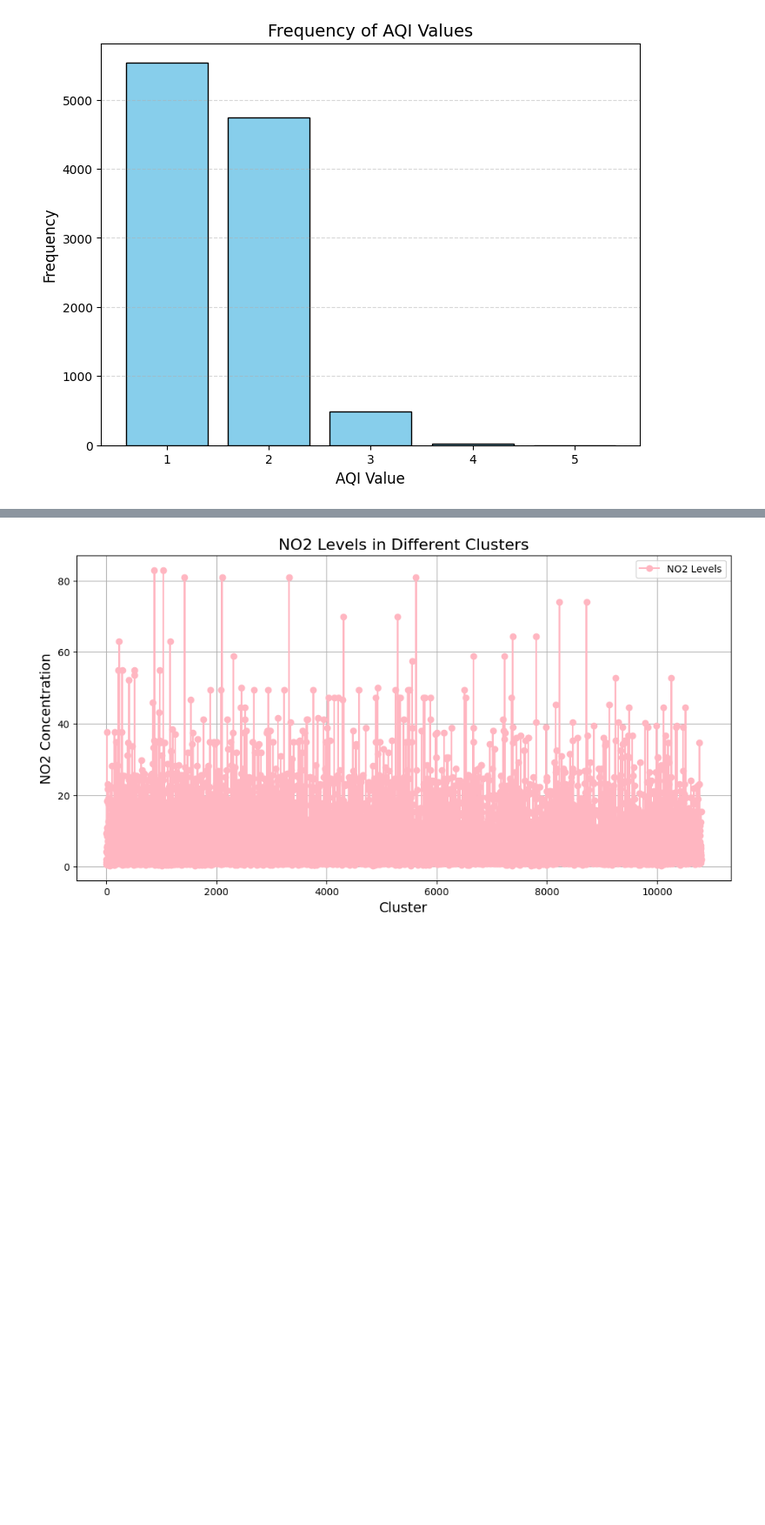
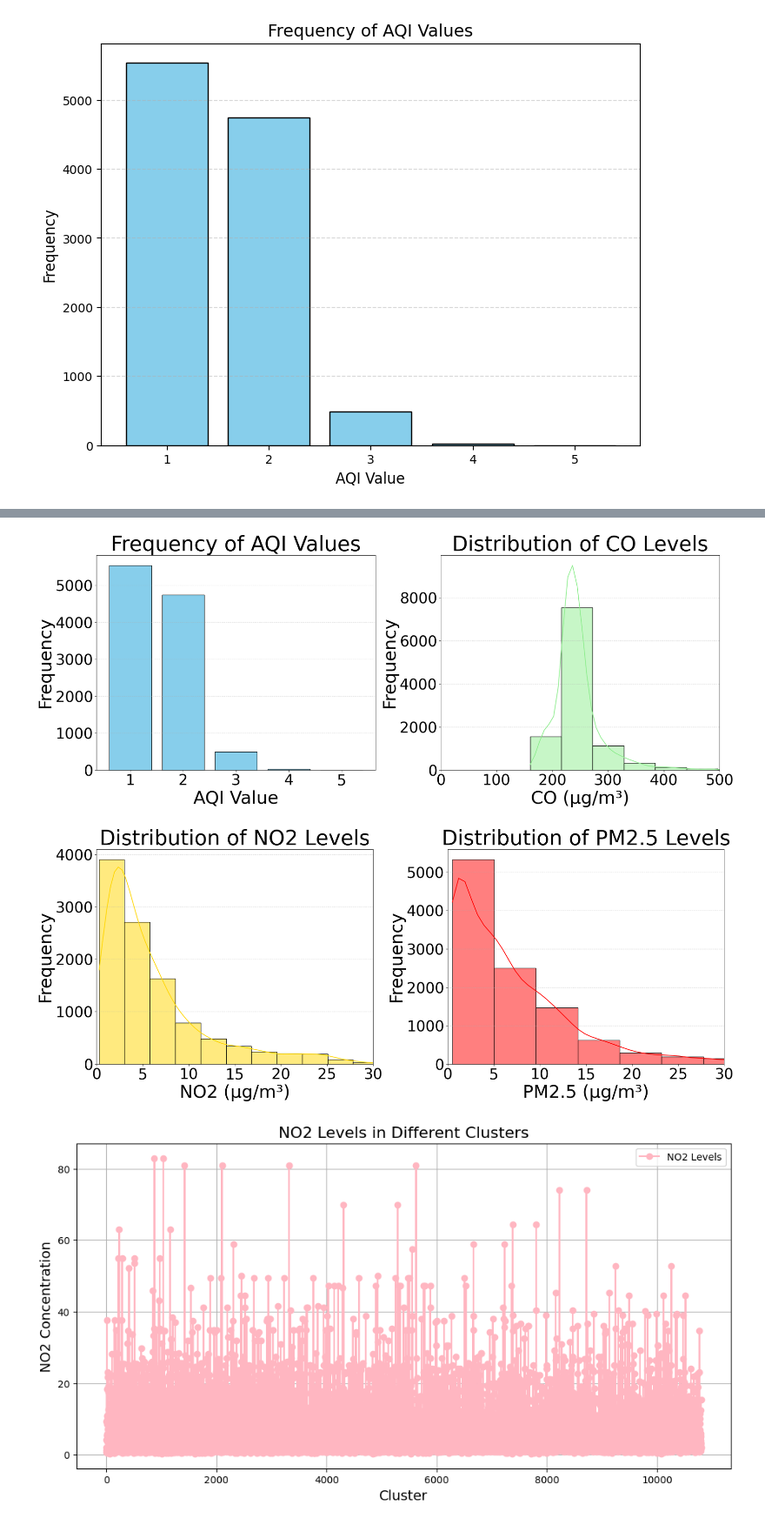
Before and after one commit to debuganagha/My-AQI-Trees-Project, a Jupyter notebook: preprocessing.ipynb, the cells around one changed output, grey strips where cells are left out. Shown at 87% size. Saved outputs shown, nothing was run; the diff lists cells and outputs as text; code cells hidden in the pictures; blank space fills up the shorter version.

```diff
--- a/preprocessing.ipynb
+++ b/preprocessing.ipynb
@@ -64,3 +89,63 @@ plt.show()
+# %%
+import matplotlib.pyplot as plt
+import seaborn as sns
+
+# Set global font sizes
+plt.rcParams.update({
+    'axes.titlesize': 42,  # Title size
+    'axes.labelsize': 36,  # Label size
+    'xtick.labelsize': 30,  # X-tick label size
+    'ytick.labelsize': 30   # Y-tick label size
+})
+
+# Create the first figure with AQI and CO
+fig1, axes1 = plt.subplots(1, 2, figsize=(20, 8))  # 1x2 grid for the first figure
+
+# AQI bar graph
+aqi_counts = merged_data['AQI'].value_counts().sort_index()
+axes1[0].bar(aqi_counts.index, aqi_counts.values, color='skyblue', edgecolor='black')
+axes1[0].set_title("Frequency of AQI Values")
+axes1[0].set_xlabel("AQI Value")
+axes1[0].set_ylabel("Frequency")
+axes1[0].grid(axis='y', linestyle='--', alpha=0.5)
+
+# CO histogram with KDE
+sns.histplot(merged_data['CO'], bins=30, color='lightgreen', edgecolor='black', kde=True, ax=axes1[1])
+axes1[1].set_title("Distribution of CO Levels")
+axes1[1].set_xlabel("CO (µg/m³)")
+axes1[1].set_ylabel("Frequency")
+axes1[1].grid(axis='y', linestyle='--', alpha=0.5)
+axes1[1].set_xlim(0, 500)
+
+# Adjust layout for the first figure
+plt.tight_layout()
+plt.show()
+
+# Create the second figure with NO2 and PM2.5
+fig2, axes2 = plt.subplots(1, 2, figsize=(20, 8))  # 1x2 grid for the second figure
+
+# NO2 histogram with KDE
+sns.histplot(merged_data['NO2'], bins=30, color='gold', edgecolor='black', kde=True, ax=axes2[0])
+axes2[0].set_title("Distribution of NO2 Levels")
+axes2[0].set_xlabel("NO2 (µg/m³)")
+axes2[0].set_ylabel("Frequency")
+axes2[0].grid(axis='y', linestyle='--', alpha=0.5)
+axes2[0].set_xlim(0, 30)
+
+# PM2.5 histogram with KDE
+sns.histplot(merged_data['PM2.5'], bins=30, color='red', edgecolor='black', kde=True, ax=axes2[1])
+axes2[1].set_title("Distribution of PM2.5 Levels")
+axes2[1].set_xlabel("PM2.5 (µg/m³)")
+axes2[1].set_ylabel("Frequency")
+axes2[1].grid(axis='y', linestyle='--', alpha=0.5)
+axes2[1].set_xlim(0, 30)
+
+# Adjust layout for the second figure
+plt.tight_layout()
+plt.show()
+# %% [output]
+[figure, added]
+[figure, added]
 # %%
 # Assuming merged_data is already defined and contains a 'NO2' column
 plt.figure(figsize=(12, 6))
```
Also changed, not shown: parts of 3 cells of this notebook, 25 other files.
